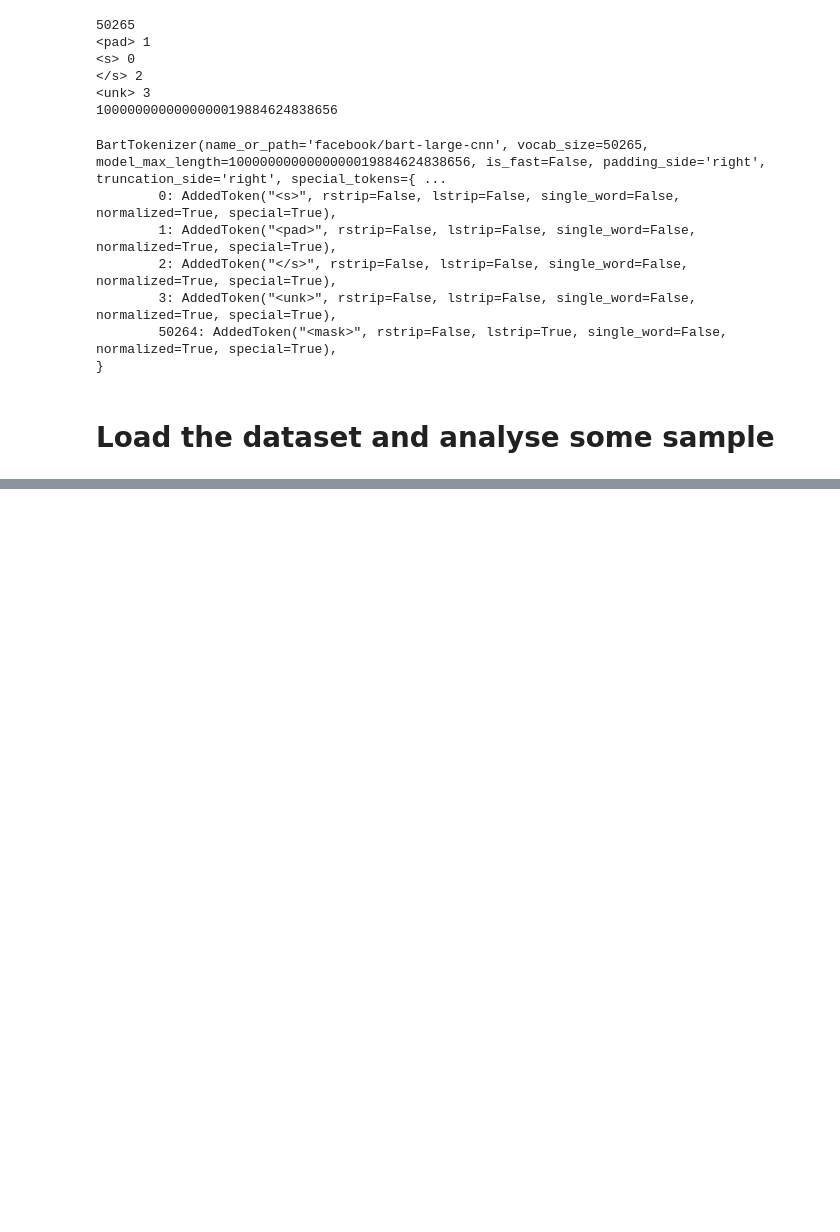
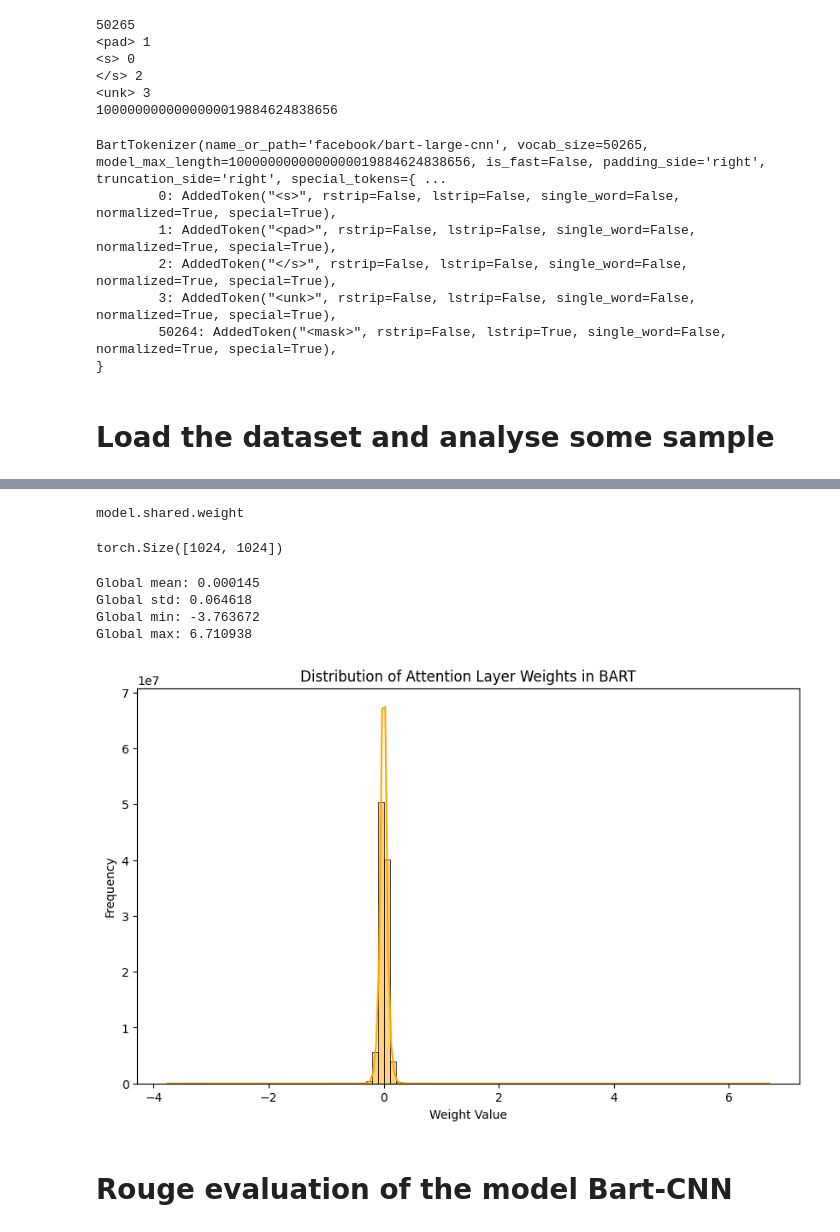
Before and after one commit to Ivanbtz9/length-control-for-summarization, a Jupyter notebook: src/BART/BART-LARGE-CNN/notebook_evaluate.ipynb, the cells around one changed output, grey strips where cells are left out. Cells and saved outputs as stored; diff of their text form; code cells hidden in the pictures; blank space fills up the shorter version.

```diff
--- a/src/BART/BART-LARGE-CNN/notebook_evaluate.ipynb
+++ b/src/BART/BART-LARGE-CNN/notebook_evaluate.ipynb
@@ -220,0 +297,38 @@ dtype: int64
+# %%
+for name, param in model.named_parameters():
+    print(name)
+    break
+
+model.get_encoder().layers[0].self_attn.k_proj.weight.shape
+# %% [output]
+model.shared.weight
+torch.Size([1024, 1024])
+# %%
+import tqdm
+weight = np.array([])
+for name, param in model.named_parameters():
+    if param.requires_grad and "self_attn" in name and "weight" in name:
+        weight = np.concatenate([weight,param.clone().detach().cpu().numpy().flatten()])
+# %%
+# Global statistics
+print(f"Global mean: {weight.mean():.6f}")
+print(f"Global std: {weight.std():.6f}")
+print(f"Global min: {weight.min():.6f}")
+print(f"Global max: {weight.max():.6f}")
+# %% [output]
+Global mean: 0.000145
+Global std: 0.064618
+Global min: -3.763672
+Global max: 6.710938
+# %%
+
+plt.figure(figsize=(10, 6))
+sns.histplot(weight, bins=100, kde=True, color='orange')
+plt.title('Distribution of Attention Layer Weights in BART')
+plt.xlabel('Weight Value')
+plt.ylabel('Frequency')
+plt.show()
+# %% [output]
+[figure, added]
+# %% [markdown]
+# Rouge evaluation of the model Bart-CNN
```
Also changed, not shown: parts of 16 cells of this notebook, 1 other file.
